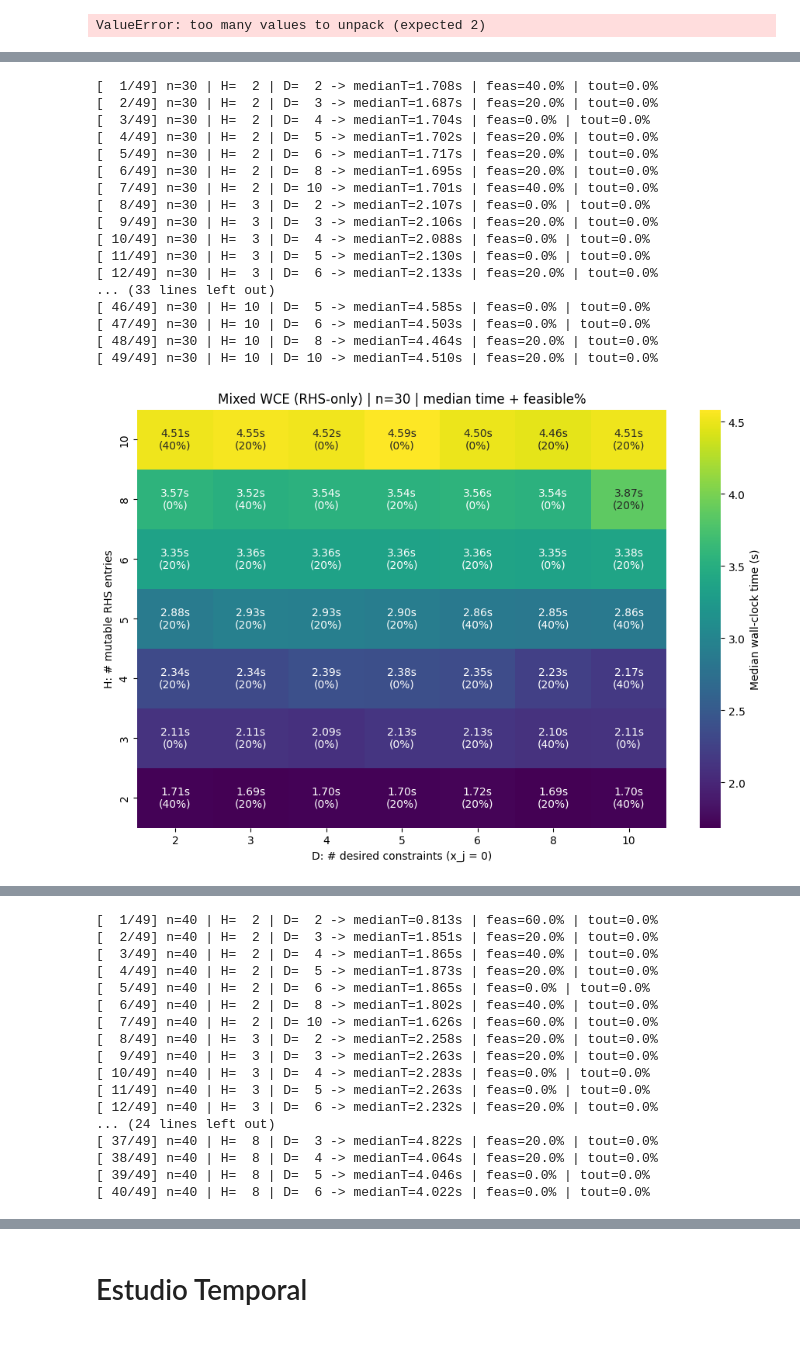
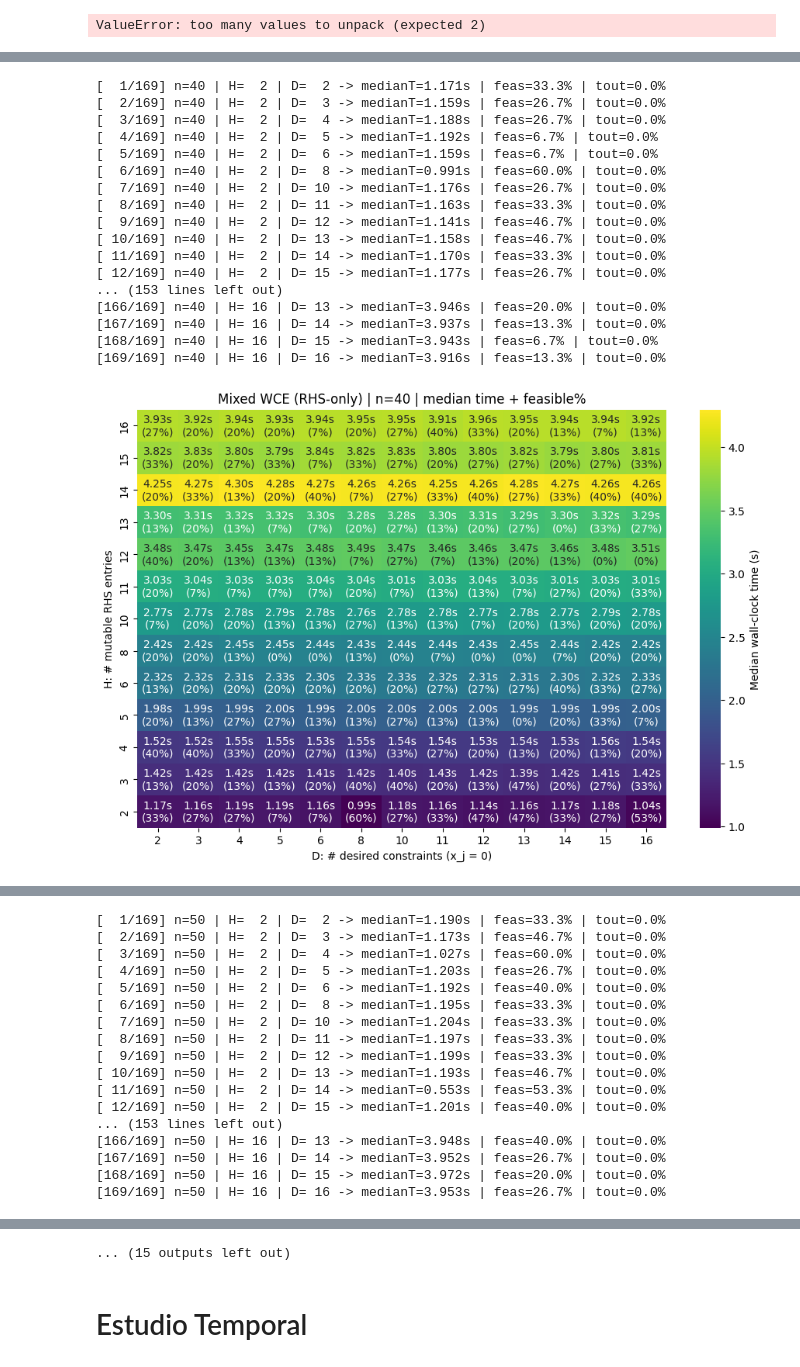
Before and after one commit to TomasStevenson/Counterfactual-Explanations-for-optimization-problems, a Jupyter notebook: WeakCE_Mixed.ipynb, the cells around one changed output, grey strips where cells are left out. Cells and saved outputs as stored; diff of their text form; code cells hidden in the pictures.

```diff
--- a/WeakCE_Mixed.ipynb
+++ b/WeakCE_Mixed.ipynb
@@ -880,15 +884,15 @@ def plot_timeout_heatmap(timeout_matrix, H_values, D_values, title: str):
     # =========================
 
     # Choose one problem size first to validate everything
-N=[10,20,30,40,50]
-H_values = [2, 3, 4, 5, 6, 8, 10]     # # mutable RHS entries
-D_values = [2, 3, 4, 5, 6, 8, 10]
+N=[20,30,40,50,60,70,80,90,100]
+H_values = [2, 3, 4, 5, 6, 8, 10,11,12,13,14,15,16]     # # mutable RHS entries
+D_values = [2, 3, 4, 5, 6, 8, 10,11,12,13,14,15,16]
 
 for n in N:
     # Grid values (example)
     # # forced-to-zero decision vars
     # Repeats per cell (start small; increase later)REPEATS = 5
-        REPEATS = 5
+        REPEATS = 15
 
         time_mat, feas_mat, tout_mat = run_grid_for_n(
             n=n,
@@ -957,18 +961,18 @@ for n in N:
-[  1/49] n=30 | H=  2 | D=  2 -> medianT=1.708s | feas=40.0% | tout=0.0%
-[  2/49] n=30 | H=  2 | D=  3 -> medianT=1.687s | feas=20.0% | tout=0.0%
-[  3/49] n=30 | H=  2 | D=  4 -> medianT=1.704s | feas=0.0% | tout=0.0%
-[  4/49] n=30 | H=  2 | D=  5 -> medianT=1.702s | feas=20.0% | tout=0.0%
-[  5/49] n=30 | H=  2 | D=  6 -> medianT=1.717s | feas=20.0% | tout=0.0%
-[  6/49] n=30 | H=  2 | D=  8 -> medianT=1.695s | feas=20.0% | tout=0.0%
-[  7/49] n=30 | H=  2 | D= 10 -> medianT=1.701s | feas=40.0% | tout=0.0%
-[  8/49] n=30 | H=  3 | D=  2 -> medianT=2.107s | feas=0.0% | tout=0.0%
-[  9/49] n=30 | H=  3 | D=  3 -> medianT=2.106s | feas=20.0% | tout=0.0%
-[ 10/49] n=30 | H=  3 | D=  4 -> medianT=2.088s | feas=0.0% | tout=0.0%
-[ 11/49] n=30 | H=  3 | D=  5 -> medianT=2.130s | feas=0.0% | tout=0.0%
-[ 12/49] n=30 | H=  3 | D=  6 -> medianT=2.133s | feas=20.0% | tout=0.0%
-... (33 lines left out)
-[ 46/49] n=30 | H= 10 | D=  5 -> medianT=4.585s | feas=0.0% | tout=0.0%
-[ 47/49] n=30 | H= 10 | D=  6 -> medianT=4.503s | feas=0.0% | tout=0.0%
-[ 48/49] n=30 | H= 10 | D=  8 -> medianT=4.464s | feas=20.0% | tout=0.0%
-[ 49/49] n=30 | H= 10 | D= 10 -> medianT=4.510s | feas=20.0% | tout=0.0%
+[  1/169] n=40 | H=  2 | D=  2 -> medianT=1.171s | feas=33.3% | tout=0.0%
+[  2/169] n=40 | H=  2 | D=  3 -> medianT=1.159s | feas=26.7% | tout=0.0%
+[  3/169] n=40 | H=  2 | D=  4 -> medianT=1.188s | feas=26.7% | tout=0.0%
+[  4/169] n=40 | H=  2 | D=  5 -> medianT=1.192s | feas=6.7% | tout=0.0%
+[  5/169] n=40 | H=  2 | D=  6 -> medianT=1.159s | feas=6.7% | tout=0.0%
+[  6/169] n=40 | H=  2 | D=  8 -> medianT=0.991s | feas=60.0% | tout=0.0%
+[  7/169] n=40 | H=  2 | D= 10 -> medianT=1.176s | feas=26.7% | tout=0.0%
+[  8/169] n=40 | H=  2 | D= 11 -> medianT=1.163s | feas=33.3% | tout=0.0%
+[  9/169] n=40 | H=  2 | D= 12 -> medianT=1.141s | feas=46.7% | tout=0.0%
+[ 10/169] n=40 | H=  2 | D= 13 -> medianT=1.158s | feas=46.7% | tout=0.0%
+[ 11/169] n=40 | H=  2 | D= 14 -> medianT=1.170s | feas=33.3% | tout=0.0%
+[ 12/169] n=40 | H=  2 | D= 15 -> medianT=1.177s | feas=26.7% | tout=0.0%
+... (153 lines left out)
+[166/169] n=40 | H= 16 | D= 13 -> medianT=3.946s | feas=20.0% | tout=0.0%
+[167/169] n=40 | H= 16 | D= 14 -> medianT=3.937s | feas=13.3% | tout=0.0%
+[168/169] n=40 | H= 16 | D= 15 -> medianT=3.943s | feas=6.7% | tout=0.0%
+[169/169] n=40 | H= 16 | D= 16 -> medianT=3.916s | feas=13.3% | tout=0.0%
-[figure, old version]
+[figure, new version]
@@ -976,17 +980,17 @@ for n in N:
-[  1/49] n=40 | H=  2 | D=  2 -> medianT=0.813s | feas=60.0% | tout=0.0%
-[  2/49] n=40 | H=  2 | D=  3 -> medianT=1.851s | feas=20.0% | tout=0.0%
-[  3/49] n=40 | H=  2 | D=  4 -> medianT=1.865s | feas=40.0% | tout=0.0%
-[  4/49] n=40 | H=  2 | D=  5 -> medianT=1.873s | feas=20.0% | tout=0.0%
-[  5/49] n=40 | H=  2 | D=  6 -> medianT=1.865s | feas=0.0% | tout=0.0%
-[  6/49] n=40 | H=  2 | D=  8 -> medianT=1.802s | feas=40.0% | tout=0.0%
-[  7/49] n=40 | H=  2 | D= 10 -> medianT=1.626s | feas=60.0% | tout=0.0%
-[  8/49] n=40 | H=  3 | D=  2 -> medianT=2.258s | feas=20.0% | tout=0.0%
-[  9/49] n=40 | H=  3 | D=  3 -> medianT=2.263s | feas=20.0% | tout=0.0%
-[ 10/49] n=40 | H=  3 | D=  4 -> medianT=2.283s | feas=0.0% | tout=0.0%
-[ 11/49] n=40 | H=  3 | D=  5 -> medianT=2.263s | feas=0.0% | tout=0.0%
-[ 12/49] n=40 | H=  3 | D=  6 -> medianT=2.232s | feas=20.0% | tout=0.0%
-... (24 lines left out)
-[ 37/49] n=40 | H=  8 | D=  3 -> medianT=4.822s | feas=20.0% | tout=0.0%
-[ 38/49] n=40 | H=  8 | D=  4 -> medianT=4.064s | feas=20.0% | tout=0.0%
-[ 39/49] n=40 | H=  8 | D=  5 -> medianT=4.046s | feas=0.0% | tout=0.0%
-[ 40/49] n=40 | H=  8 | D=  6 -> medianT=4.022s | feas=0.0% | tout=0.0%
+[  1/169] n=50 | H=  2 | D=  2 -> medianT=1.190s | feas=33.3% | tout=0.0%
+[  2/169] n=50 | H=  2 | D=  3 -> medianT=1.173s | feas=46.7% | tout=0.0%
+[  3/169] n=50 | H=  2 | D=  4 -> medianT=1.027s | feas=60.0% | tout=0.0%
+[  4/169] n=50 | H=  2 | D=  5 -> medianT=1.203s | feas=26.7% | tout=0.0%
+[  5/169] n=50 | H=  2 | D=  6 -> medianT=1.192s | feas=40.0% | tout=0.0%
+[  6/169] n=50 | H=  2 | D=  8 -> medianT=1.195s | feas=33.3% | tout=0.0%
+[  7/169] n=50 | H=  2 | D= 10 -> medianT=1.204s | feas=33.3% | tout=0.0%
+[  8/169] n=50 | H=  2 | D= 11 -> medianT=1.197s | feas=33.3% | tout=0.0%
+[  9/169] n=50 | H=  2 | D= 12 -> medianT=1.199s | feas=33.3% | tout=0.0%
+[ 10/169] n=50 | H=  2 | D= 13 -> medianT=1.193s | feas=46.7% | tout=0.0%
+[ 11/169] n=50 | H=  2 | D= 14 -> medianT=0.553s | feas=53.3% | tout=0.0%
+[ 12/169] n=50 | H=  2 | D= 15 -> medianT=1.201s | feas=40.0% | tout=0.0%
+... (153 lines left out)
+[166/169] n=50 | H= 16 | D= 13 -> medianT=3.948s | feas=40.0% | tout=0.0%
+[167/169] n=50 | H= 16 | D= 14 -> medianT=3.952s | feas=26.7% | tout=0.0%
+[168/169] n=50 | H= 16 | D= 15 -> medianT=3.972s | feas=20.0% | tout=0.0%
+[169/169] n=50 | H= 16 | D= 16 -> medianT=3.953s | feas=26.7% | tout=0.0%
@@ -993,3 +999,4 @@ for n in N:
+... (15 outputs left out)
 # %% [markdown]
 # Estudio Temporal
 # %%
```
Also changed, not shown: parts of 3 cells of this notebook.
